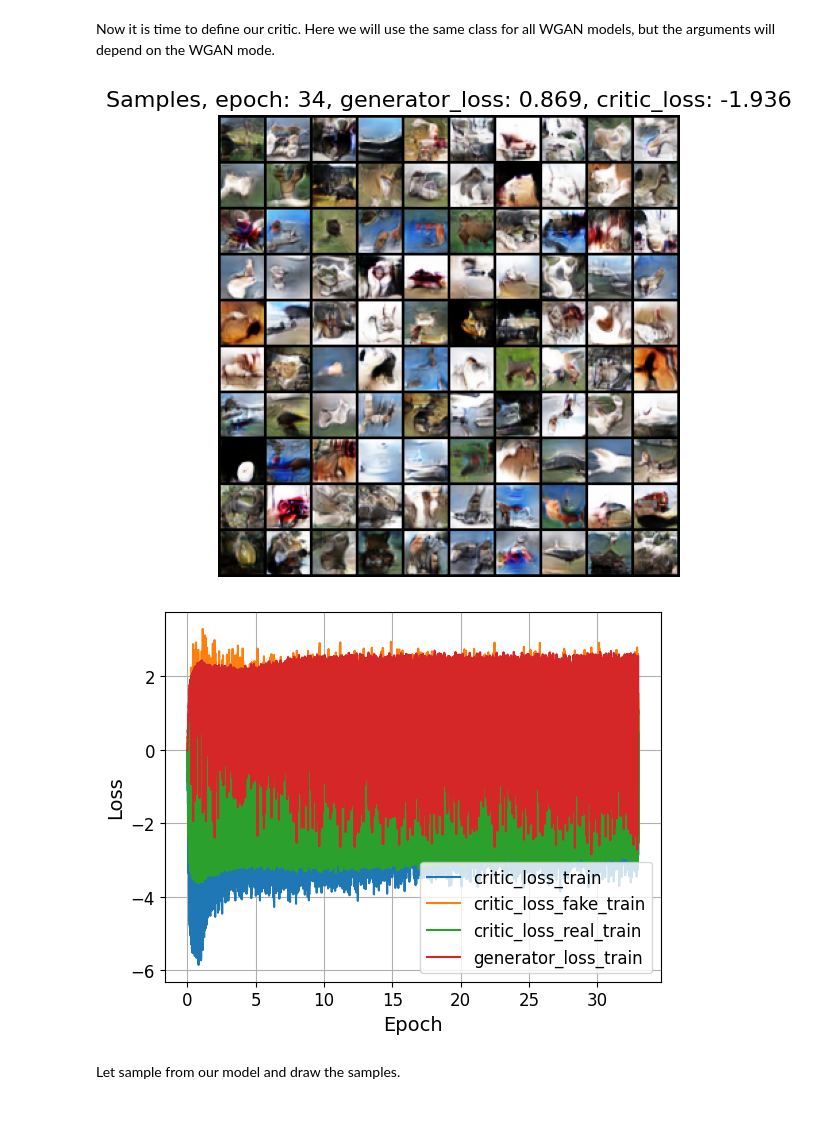
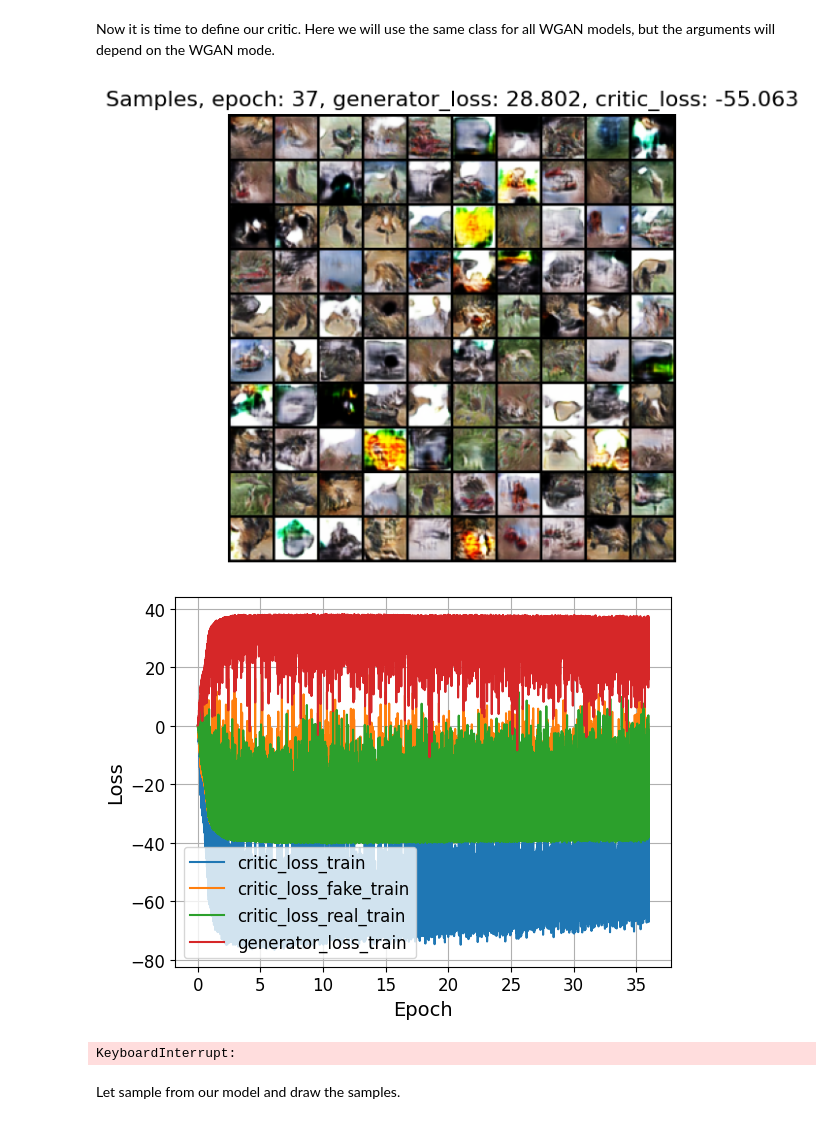
Before and after one commit to fantdali/2025-DGM-MIPT-YSDA-course, a Jupyter notebook: homeworks/hw3.ipynb, the cells around one changed output. Saved outputs shown, nothing was run; the diff lists cells and outputs as text; code cells hidden in the pictures.

```diff
--- a/homeworks/hw3.ipynb
+++ b/homeworks/hw3.ipynb
@@ -430,8 +500,8 @@ Do not worry, may be it is ok, we will try to fix your samples! Make sure that r
 Here, we will visualize latent code indices for test images.
 # %%
 test_images = next(iter(test_loader))[:100]
-output = test_images.cuda()
-codebook_indices = model.get_indices(output).cpu().unsqueeze(1)
+x = test_images.to(DEVICE)
+codebook_indices = model.get_indices(x).cpu().unsqueeze(1)
 
 show_samples(test_images, "Test images")
 show_samples(codebook_indices, "Test codes")
@@ -722,7 +861,12 @@ class CriticBlock(nn.Module):
         # NOTE: do not use BatchNorm, because the gradient penalty (next task)
         # should be independently imposed on different samples,
         # but batch normalization brings batch correlation.
-
+        self.net = nn.Sequential(
+            nn.Conv2d(in_channels, out_channels, kernel_size=3, padding=1),
+            nn.InstanceNorm2d(out_channels),
+            nn.ReLU() if not first else nn.Identity(),
+            nn.Conv2d(out_channels, out_channels, kernel_size=3, padding=1),
+        )
         # ====
 
     def forward(self, x: torch.Tensor) -> torch.Tensor:
@@ -732,7 +876,18 @@ class CriticBlock(nn.Module):
         # 2) if shortcut_conv is not None, apply it
         # 3) apply main conv layers to x
         # NOTE: do not forget to add shortcut to x at the end
+        shortcut = x
+        if self.downsample:
+            shortcut = avg_pool2d(shortcut)
+        if self.shortcut_conv is not None:
+            shortcut = self.shortcut_conv(shortcut)
 
+        x = self.net(x)
+        if self.downsample:
+            x = avg_pool2d(x)
+
+        x = x + shortcut
+        return x
         # ====
 # %%
 class ConvCritic(nn.Module):
@@ -841,41 +1020,50 @@ def test_wgan():
     assert isinstance(loss, dict)
 
 test_wgan()
+# %%
+def normalize_data(data):
+    data = torch.from_numpy(data).float()
+    data = data * 2 - 1
+    return data
+
+train_data_normilized = normalize_data(train_data)
+test_data_normilized = normalize_data(test_data)
 # %%
 # ====
 # your code
 # choose these parameters
-BATCH_SIZE =
-N_CHANNELS =
-EPOCHS =
-CRITIC_STEPS =
-CLIP_C =
-LR =
+BATCH_SIZE = 64
+N_CHANNELS = 64
+EPOCHS = 50
+CRITIC_STEPS = 5
+CLIP_C = 0.01
+LR = 1e-4
 # ====
 
-train_loader = data.DataLoader(train_data, batch_size=BATCH_SIZE, shuffle=True)
+train_loader = data.DataLoader(train_data_normilized, batch_size=BATCH_SIZE, shuffle=True)
 wgan = WGAN(input_size=128, n_channels=N_CHANNELS, clip_c=CLIP_C)
 
 # choose any optimizer as you want
 generator_optimizer = torch.optim.Adam(wgan.generator.parameters(), lr=LR, betas=(0.0, 0.9))
 discriminator_optimizer = torch.optim.Adam(wgan.discriminator.parameters(), lr=LR, betas=(0.0, 0.9))
 
 train_adversarial(
     wgan,
     train_loader,
     epochs=EPOCHS,
     d_steps=CRITIC_STEPS,
     generator_optimizer=generator_optimizer,
     discriminator_optimizer=discriminator_optimizer,
     device=DEVICE,
     generator_loss_key="generator_loss",
     discriminator_loss_key="critic_loss",
     n_samples=100,
     visualize_samples=True
 )
 # %% [output]
-[figure, old version]
+[figure, new version]
-[figure, old version]
+[figure, new version]
+KeyboardInterrupt:
 # %% [markdown]
 Let sample from our model and draw the samples.
 # %%
```
Also changed, not shown: parts of 25 cells of this notebook, 1 other file.
